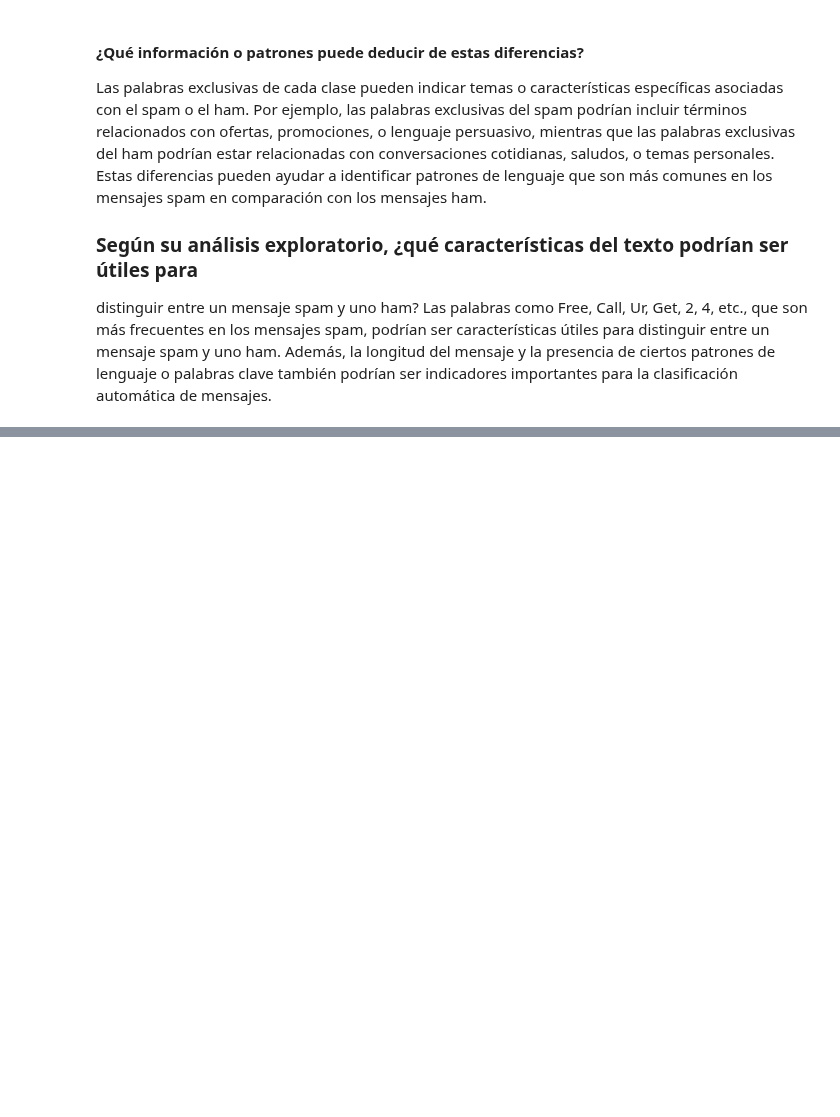
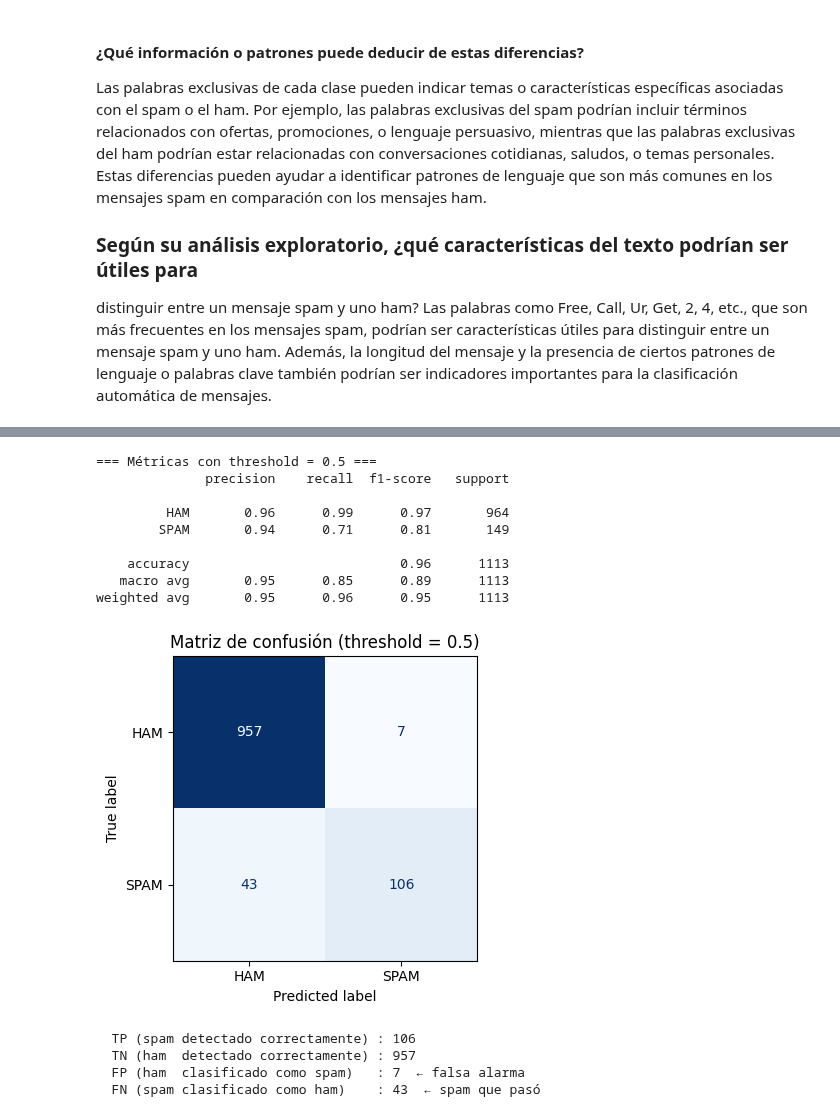
Before and after one commit to Brariv/Spam-Ham, a Jupyter notebook: Lab6.ipynb, the cells around one changed output, grey strips where cells are left out. Drawn from its saved outputs; the diff is of its cells as text; code cells hidden in the pictures; blank space fills up the shorter version.

```diff
--- a/Lab6.ipynb
+++ b/Lab6.ipynb
@@ -326,0 +541,38 @@ Las palabras como Free, Call, Ur, Get, 2, 4, etc., que son más frecuentes en lo
+# %%
+# ── Métricas con threshold por defecto (0.5) ────────────────────────────────
+THRESHOLD = 0.5
+y_pred = (y_probs >= THRESHOLD).astype(int)
+
+print(f"=== Métricas con threshold = {THRESHOLD} ===")
+print(classification_report(y_true, y_pred, target_names=["HAM", "SPAM"]))
+
+# ── Matriz de confusión ──────────────────────────────────────────────────────
+cm = confusion_matrix(y_true, y_pred)
+
+fig, ax = plt.subplots(figsize=(5, 4))
+disp = ConfusionMatrixDisplay(confusion_matrix=cm, display_labels=["HAM", "SPAM"])
+disp.plot(ax=ax, colorbar=False, cmap="Blues")
+ax.set_title(f"Matriz de confusión (threshold = {THRESHOLD})")
+plt.tight_layout()
+plt.show()
+
+tn, fp, fn, tp = cm.ravel()
+print(f"  TP (spam detectado correctamente) : {tp}")
+print(f"  TN (ham  detectado correctamente) : {tn}")
+print(f"  FP (ham  clasificado como spam)   : {fp}  ← falsa alarma")
+print(f"  FN (spam clasificado como ham)    : {fn}  ← spam que pasó")
+# %% [output]
+=== Métricas con threshold = 0.5 ===
+              precision    recall  f1-score   support
+
+         HAM       0.96      0.99      0.97       964
+        SPAM       0.94      0.71      0.81       149
+
+    accuracy                           0.96      1113
+   macro avg       0.95      0.85      0.89      1113
+weighted avg       0.95      0.96      0.95      1113
+[figure, added]
+  TP (spam detectado correctamente) : 106
+  TN (ham  detectado correctamente) : 957
+  FP (ham  clasificado como spam)   : 7  ← falsa alarma
+  FN (spam clasificado como ham)    : 43  ← spam que pasó
```
Also changed, not shown: parts of 9 cells of this notebook, 5 other files.
